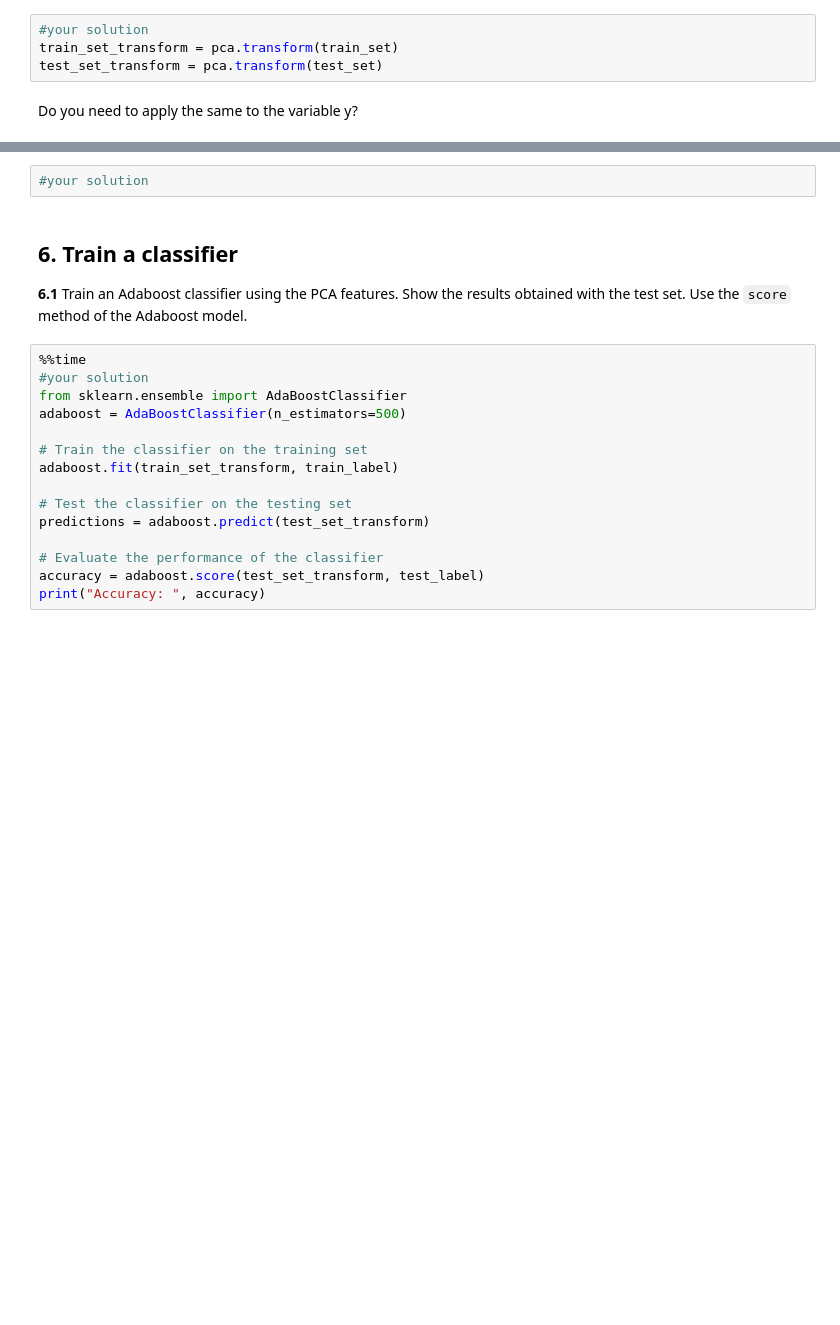
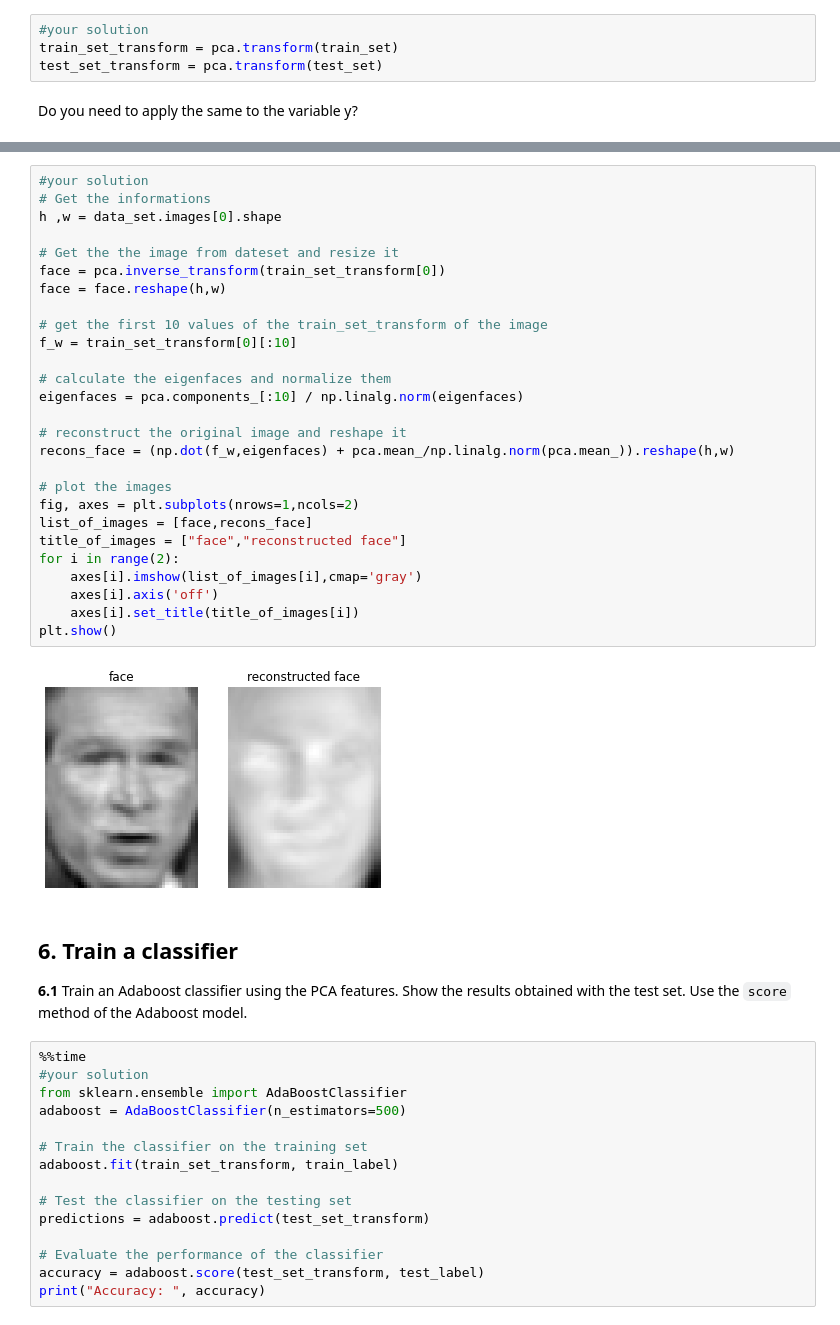
Before and after one commit to Zhipeng139/Computer-Vison_UB_P6, a Jupyter notebook: P6_2022_23.ipynb, the cells around one changed output, grey strips where cells are left out. Drawn from its saved outputs; the diff is of its cells as text; blank space fills up the shorter version.

```diff
--- a/P6_2022_23.ipynb
+++ b/P6_2022_23.ipynb
@@ -526,6 +526,33 @@ Choose one of the images and try to recompose from its first 10 most important c
 <img src="notebook_images/eigenfaces_image.PNG" width=300, height=300>
 # %%
 #your solution
+# Get the informations
+h ,w = data_set.images[0].shape
+
+# Get the the image from dateset and resize it
+face = pca.inverse_transform(train_set_transform[0])
+face = face.reshape(h,w)
+
+# get the first 10 values of the train_set_transform of the image
+f_w = train_set_transform[0][:10]
+
+# calculate the eigenfaces and normalize them
+eigenfaces = pca.components_[:10] / np.linalg.norm(eigenfaces)
+
+# reconstruct the original image and reshape it
+recons_face = (np.dot(f_w,eigenfaces) + pca.mean_/np.linalg.norm(pca.mean_)).reshape(h,w)
+
+# plot the images
+fig, axes = plt.subplots(nrows=1,ncols=2)
+list_of_images = [face,recons_face]
+title_of_images = ["face","reconstructed face"]
+for i in range(2):
+    axes[i].imshow(list_of_images[i],cmap='gray')
+    axes[i].axis('off')
+    axes[i].set_title(title_of_images[i])
+plt.show()
+# %% [output]
+[figure, added]
 # %% [markdown]
 ## 6. Train a classifier
 
```
Also changed, not shown: parts of 6 cells of this notebook.
